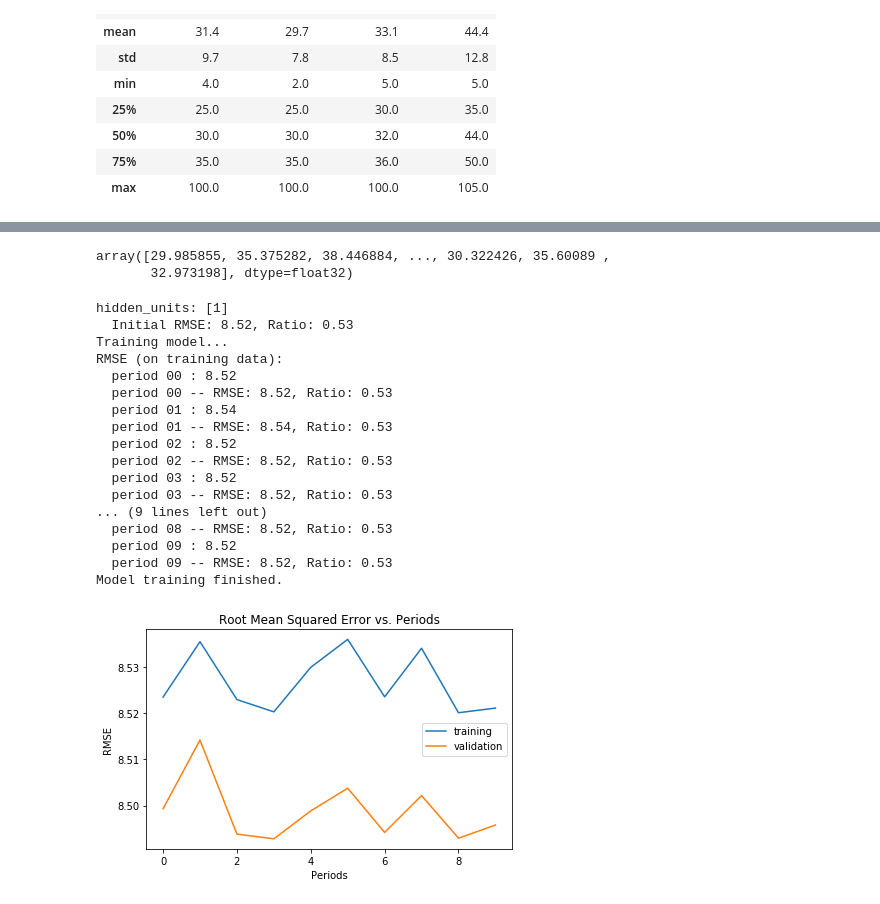
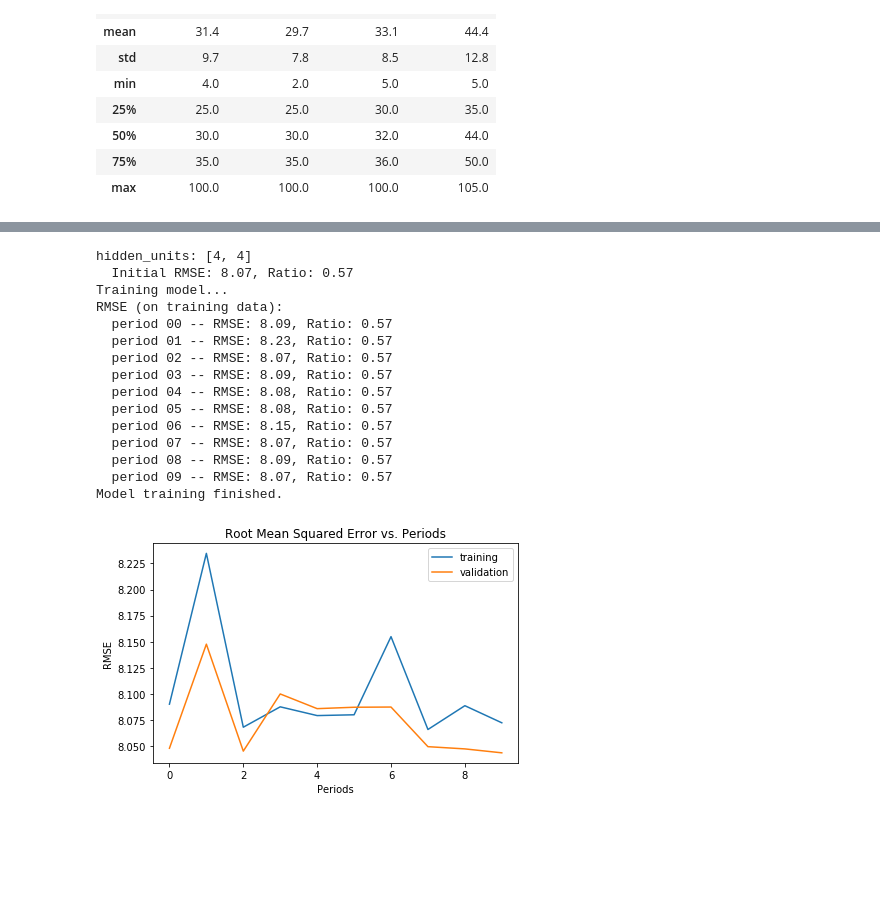
Before and after one commit to viebel/aaa-ml, a Jupyter notebook: notebooks/equipment-success.ipynb, the cells around one changed output, grey strips where cells are left out. Cells and saved outputs as stored; diff of their text form; code cells hidden in the pictures; blank space fills up the shorter version.

```diff
--- a/notebooks/equipment-success.ipynb
+++ b/notebooks/equipment-success.ipynb
@@ -196,21 +201,19 @@ def preprocess_features(df):
 
 
   selected_features = scale(df, [
-                                 'freq_500', 'freq_1000', 'freq_2000', 'freq_4000', 'months_since_equipped', 'decades_old'])
+                                 'freq_500', 'freq_1000', 'freq_2000', 'freq_4000', 'decades_old'])
 
   selected_features = selected_features[
     [
      "isMale",
-         "isFemale",
-                 "isRightEar",
-                         "isLeftEar",
+     "isFemale",
+     "isRightEar",
+     "isLeftEar",
      "decades_old_scaled",
      "freq_500_scaled",
      "freq_1000_scaled",
      "freq_2000_scaled",
      "freq_4000_scaled",
-     "months_since_equipped_scaled",
-
     ]]
   processed_features = selected_features
 
@@ -252,7 +255,7 @@ def preprocess_targets(df):
 # %%
 equipment_success = equipment_success.sample(frac=1)
 
-total_samples = math.floor(equipment_success.count()['decades_old'] /3  )
+total_samples = 1000 #math.floor(equipment_success.count()['decades_old'] /3  )
 
 
 examples = preprocess_features(equipment_success)
@@ -375,7 +378,6 @@ def construct_feature_columns():
   freq_1000 = tf.feature_column.numeric_column("freq_1000_scaled")
   freq_2000 = tf.feature_column.numeric_column("freq_2000_scaled")
   freq_4000 = tf.feature_column.numeric_column("freq_4000_scaled")
-  months_since_equipped_scaled = tf.feature_column.numeric_column("months_since_equipped_scaled")
 
   isMale =   tf.feature_column.numeric_column("isMale")
   isFemale =   tf.feature_column.numeric_column("isFemale")
@@ -384,9 +386,7 @@ def construct_feature_columns():
 
   return set([
              freq_500,
-      freq_1000, freq_2000, freq_4000, decades_old_scaled, isMale, isFemale, isRightEar, isLeftEar,
-      months_since_equipped_scaled
-  ])
+      freq_1000, freq_2000, freq_4000, decades_old_scaled, isMale, isFemale, isRightEar, isLeftEar  ])
 # %%
 def train_model(
     model_type,
@@ -467,7 +467,7 @@ def train_model(
 
   label_sq_error=(training_targets[label] - training_targets[label].mean())**2
   initial_rmse=math.sqrt(label_sq_error.mean())
-  initial_predict_ratio = model_good_prediction_ratio(targets, training_targets[label].mean(), 5)
+  initial_predict_ratio = model_good_prediction_ratio(training_targets[label], training_targets[label].mean(), 5)
   print("  Initial RMSE: %0.2f, Ratio: %0.2f" % ( initial_rmse, initial_predict_ratio))
 
 
@@ -495,7 +495,6 @@ def train_model(
     validation_root_mean_squared_error = math.sqrt(
         metrics.mean_squared_error(validation_predictions, validation_targets))
     # Occasionally print the current loss.
-    print("  period %02d : %0.2f" % (period, training_root_mean_squared_error))
     # Add the loss metrics from this period to our list.
     training_rmse.append(training_root_mean_squared_error)
     validation_rmse.append(validation_root_mean_squared_error)
@@ -562,36 +549,29 @@ training_targets.describe()
-# %%
-predictions
-# %% [output]
-array([29.985855, 35.375282, 38.446884, ..., 30.322426, 35.60089 ,
-       32.973198], dtype=float32)
 # %%
 regressor, predictions, targets = train_model(
     model_type='neural_net',
-    hidden_units=[1],
-    my_optimizer = tf.train.FtrlOptimizer(learning_rate=5),
+    hidden_units=[4, 4],
+    my_optimizer = tf.train.FtrlOptimizer(learning_rate=15),
     steps=1000,
     batch_size=20,
     label='eq_freq_2000',
     training_examples=training_examples,
     training_targets=training_targets,
     validation_examples=validation_examples,
     validation_targets=validation_targets)
 # %% [output]
-hidden_units: [1]
-  Initial RMSE: 8.52, Ratio: 0.53
+hidden_units: [4, 4]
+  Initial RMSE: 8.07, Ratio: 0.57
 Training model...
 RMSE (on training data):
-  period 00 : 8.52
-  period 00 -- RMSE: 8.52, Ratio: 0.53
-  period 01 : 8.54
-  period 01 -- RMSE: 8.54, Ratio: 0.53
-  period 02 : 8.52
-  period 02 -- RMSE: 8.52, Ratio: 0.53
-  period 03 : 8.52
-  period 03 -- RMSE: 8.52, Ratio: 0.53
-... (9 lines left out)
-  period 08 -- RMSE: 8.52, Ratio: 0.53
-  period 09 : 8.52
-  period 09 -- RMSE: 8.52, Ratio: 0.53
+  period 00 -- RMSE: 8.09, Ratio: 0.57
+  period 01 -- RMSE: 8.23, Ratio: 0.57
+  period 02 -- RMSE: 8.07, Ratio: 0.57
+  period 03 -- RMSE: 8.09, Ratio: 0.57
+  period 04 -- RMSE: 8.08, Ratio: 0.57
+  period 05 -- RMSE: 8.08, Ratio: 0.57
+  period 06 -- RMSE: 8.15, Ratio: 0.57
+  period 07 -- RMSE: 8.07, Ratio: 0.57
+  period 08 -- RMSE: 8.09, Ratio: 0.57
+  period 09 -- RMSE: 8.07, Ratio: 0.57
 Model training finished.
-[figure, old version]
+[figure, new version]
```
Also changed, not shown: parts of 13 cells of this notebook.
